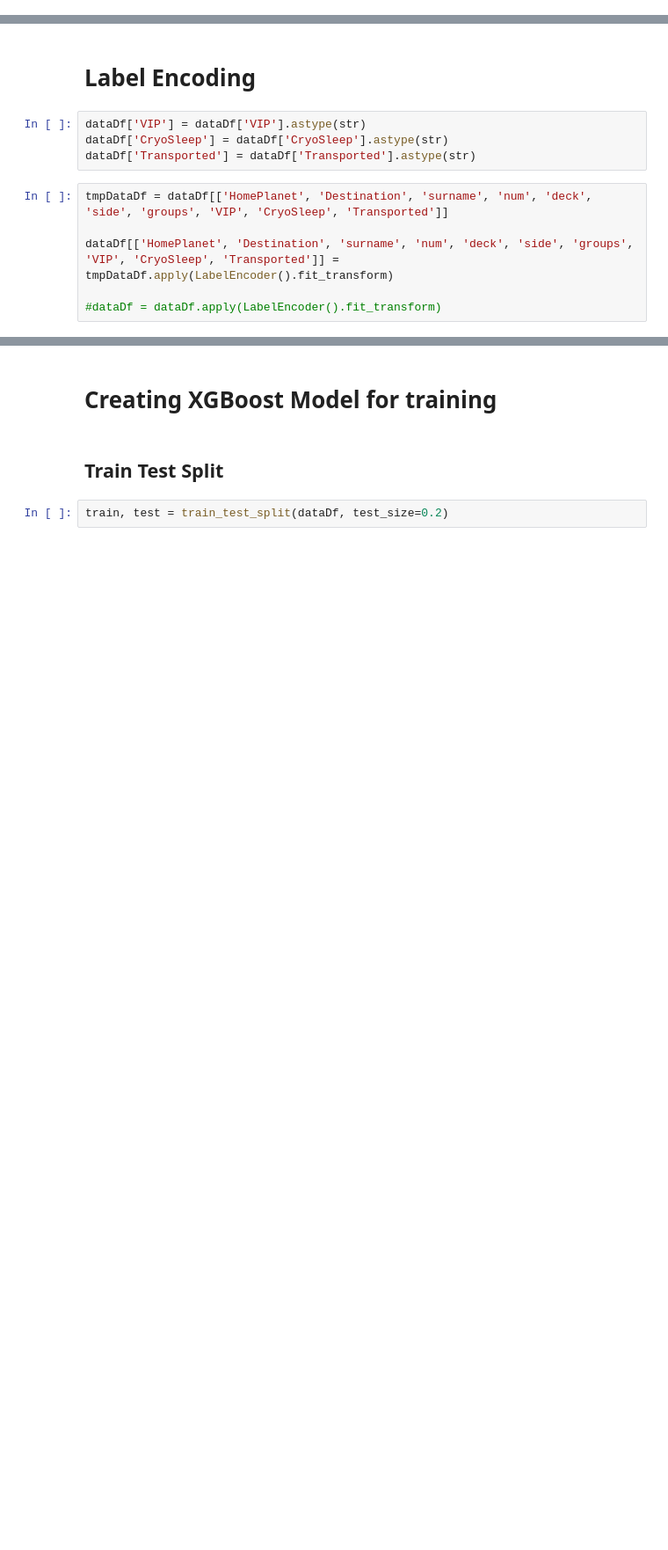
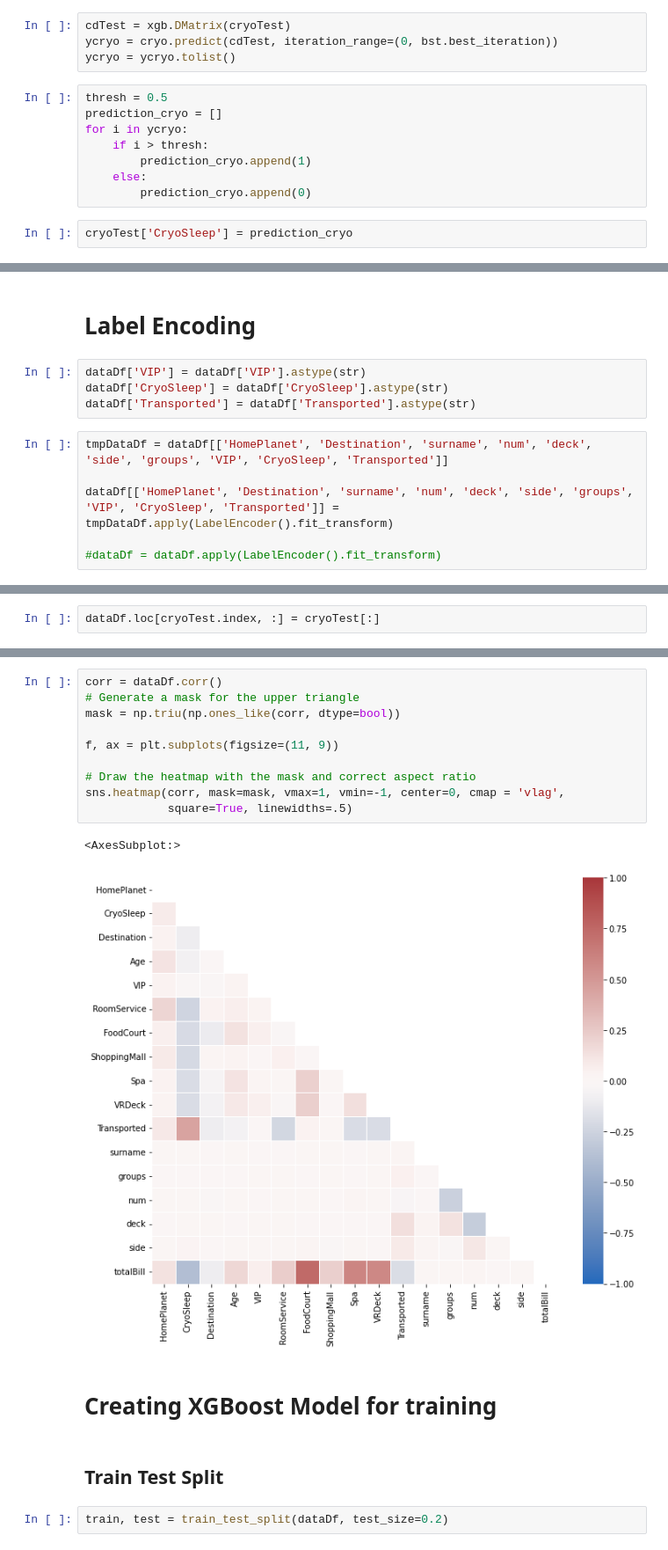
Before and after one commit to marcherlitz/Kaggle_SpaceshipTitanic, a Jupyter notebook: Spaceship_Titanic.ipynb, the cells around one changed output, grey strips where cells are left out. Shown: that part at 88% size. Cells and saved outputs as stored; diff of their text form; blank space fills up the shorter version.

```diff
--- a/Spaceship_Titanic.ipynb
+++ b/Spaceship_Titanic.ipynb
@@ -141,0 +238,14 @@ dataDf
+# %%
+cdTest = xgb.DMatrix(cryoTest)
+ycryo = cryo.predict(cdTest, iteration_range=(0, bst.best_iteration))
+ycryo = ycryo.tolist()
+# %%
+thresh = 0.5
+prediction_cryo = []
+for i in ycryo:
+    if i > thresh:
+        prediction_cryo.append(1)
+    else:
+        prediction_cryo.append(0)
+# %%
+cryoTest['CryoSleep'] = prediction_cryo
@@ -169,0 +322,2 @@ dataDf
+# %%
+dataDf.loc[cryoTest.index, :] = cryoTest[:]
@@ -170,3 +332,16 @@ dataDf
+# %%
+corr = dataDf.corr()
+# Generate a mask for the upper triangle
+mask = np.triu(np.ones_like(corr, dtype=bool))
+
+f, ax = plt.subplots(figsize=(11, 9))
+
+# Draw the heatmap with the mask and correct aspect ratio
+sns.heatmap(corr, mask=mask, vmax=1, vmin=-1, center=0, cmap = 'vlag',
+            square=True, linewidths=.5)
+# %% [output]
+<AxesSubplot:>
+[figure, added]
 # %% [markdown]
 # Creating XGBoost Model for training
 # %% [markdown]
```
Also changed, not shown: parts of 46 cells of this notebook, 4 other files.
